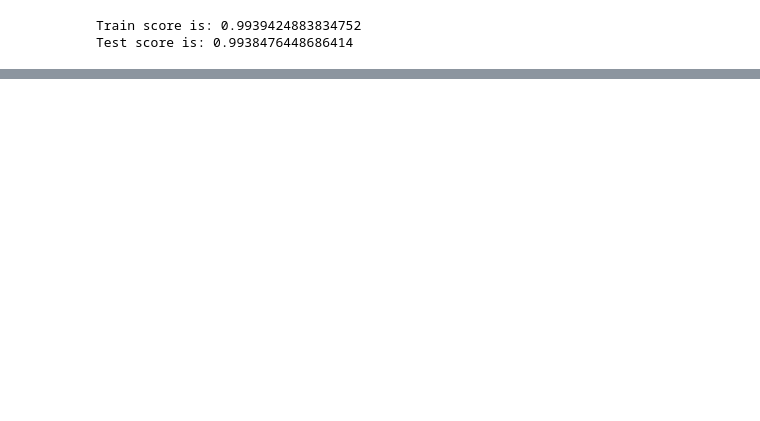
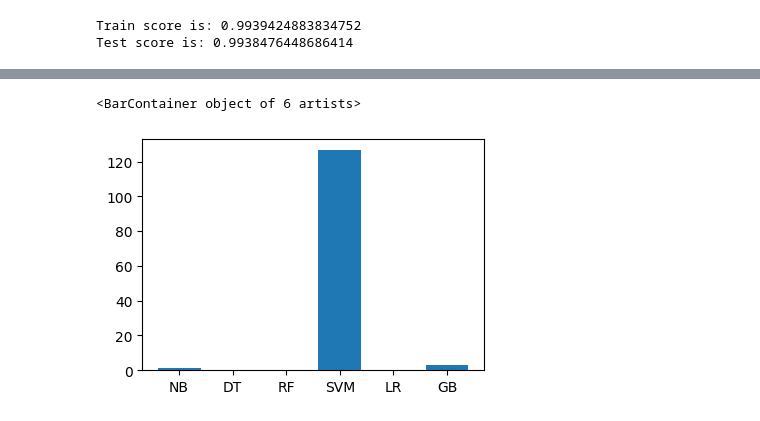
Before and after one commit to Arif-Badhon/Intruson_Detection_System_Using_Machine_Learning_Algorithms, a Jupyter notebook: system.ipynb, the cells around one changed output, grey strips where cells are left out. Saved outputs shown, nothing was run; the diff lists cells and outputs as text; code cells hidden in the pictures; blank space fills up the shorter version.

```diff
--- a/system.ipynb
+++ b/system.ipynb
@@ -374,0 +516,9 @@ Test score is: 0.9938476448686414
+# %%
+names = ['NB', 'DT', 'RF', 'SVM', 'LR', 'GB']
+values = [1.54329, 0.14877, 0.199471, 126.50875, 0.09605, 2.95039]
+f = plt.figure(figsize =(15, 3), num = 10)
+plt.subplot(131)
+plt.bar(names, values)
+# %% [output]
+<BarContainer object of 6 artists>
+[figure, added]
```
Also changed, not shown: parts of 27 cells of this notebook.
